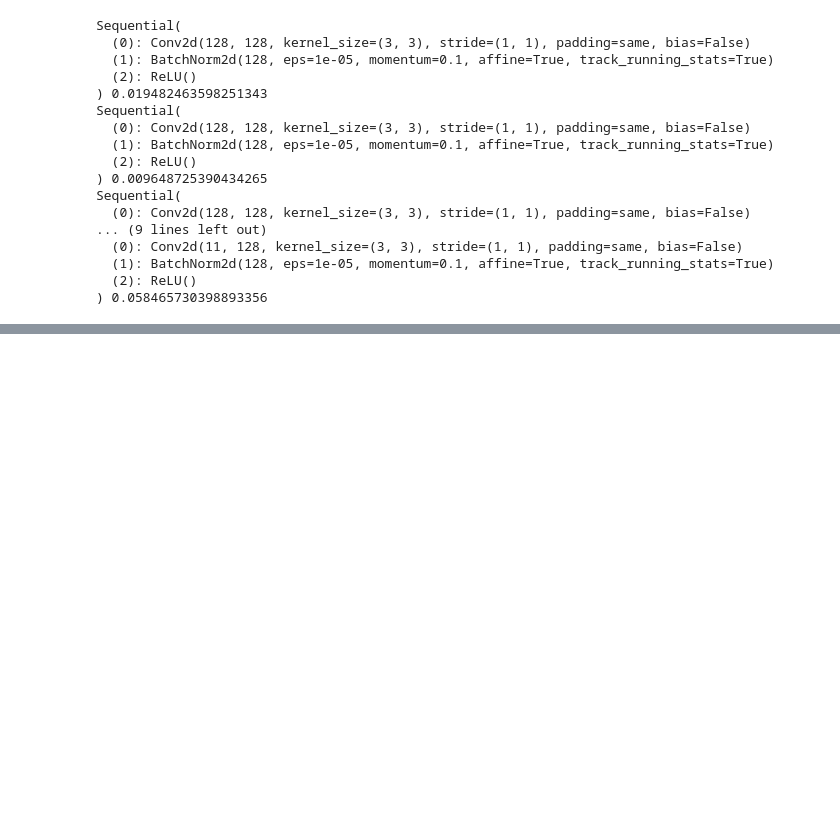
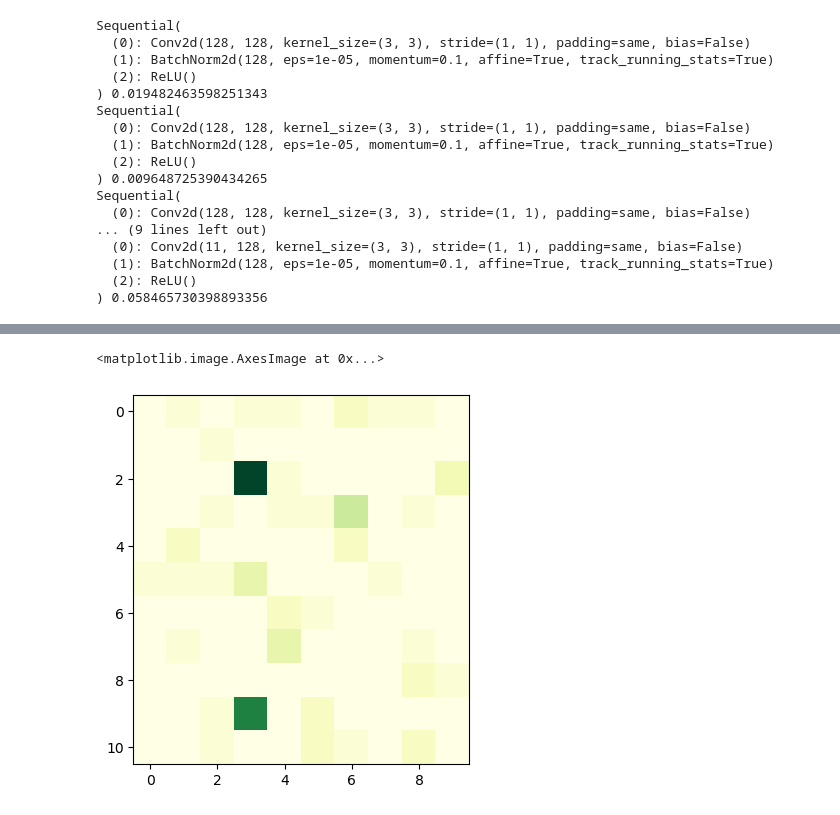
Before and after one commit to dnswlt/hexz, a Jupyter notebook: pyhexz/jupyter/ModelAnalysis.ipynb, the cells around one changed output, grey strips where cells are left out. Saved outputs shown, nothing was run; the diff lists cells and outputs as text; code cells hidden in the pictures; blank space fills up the shorter version.

```diff
--- a/pyhexz/jupyter/ModelAnalysis.ipynb
+++ b/pyhexz/jupyter/ModelAnalysis.ipynb
@@ -115,0 +179,2 @@ Sequential(
+# %%
+bs = [training.NumpyExample.decode(e).board for e in filter_move(tes, 1)]
@@ -115,0 +195,6 @@ Sequential(
+# %%
+M = np.array([b[5] for b in bs]).sum(axis=0)
+plt.imshow(M, cmap='YlGn', interpolation='nearest')
+# %% [output]
+<matplotlib.image.AxesImage at 0x...>
+[figure, added]
```
Also changed, not shown: parts of 14 cells of this notebook, 1 other file.
